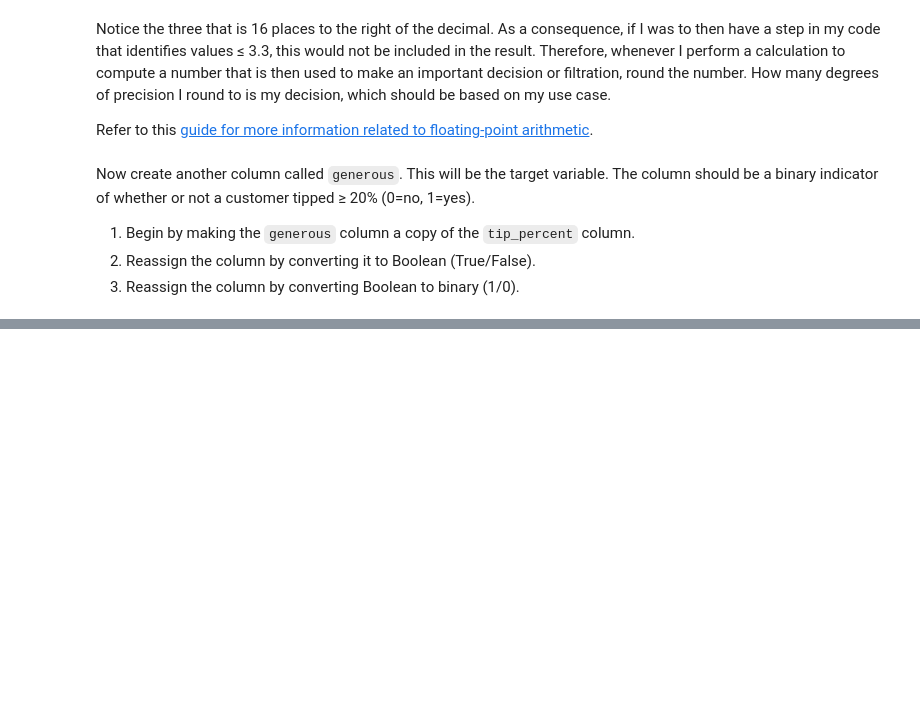
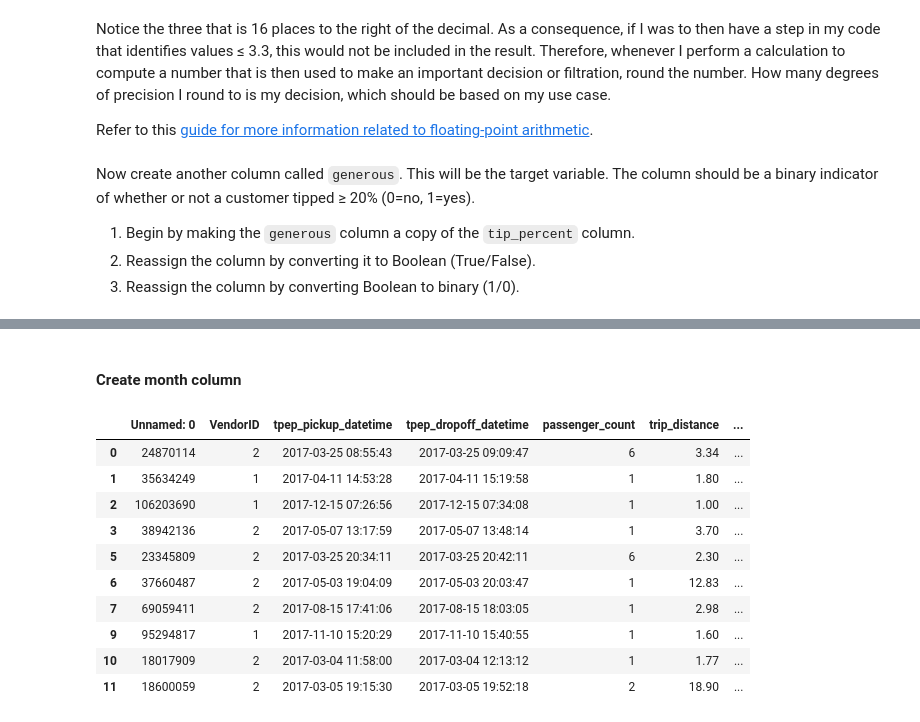
Before and after one commit to JSparktuneGrid/NYC-Taxi-ML-model, a Jupyter notebook: NYC_Taxi_ML_model.ipynb, the cells around one changed output, grey strips where cells are left out. Drawn from its saved outputs; the diff is of its cells as text; code cells hidden in the pictures; blank space fills up the shorter version.

```diff
--- a/NYC_Taxi_ML_model.ipynb
+++ b/NYC_Taxi_ML_model.ipynb
@@ -173,0 +256,37 @@ Now create another column called `generous`. This will be the target variable. T
+# %%
+# Apply 'pm_rush' function to the 'pm_rush' series
+
+df1['pm_rush'] = df1.apply(pm_rush, axis=1)
+# %%
+# Define 'nighttime()' conversion function [20:00–06:00)
+def nighttime(hour):
+    if 20 <= hour['nighttime'] < 24:
+        val = 1
+    elif 0 <= hour['nighttime'] < 6:
+        val = 1
+    else:
+        val = 0
+    return val
+# %%
+# Apply 'nighttime' function to the 'nighttime' series
+
+df1['nighttime'] = df1.apply(nighttime, axis=1)
+# %% [markdown]
+#### Create month column
+# %%
+# Create 'month' col
+df1['month'] = df1['tpep_pickup_datetime'].dt.strftime('%b').str.lower()
+# %%
+df1.head(10)
+# %% [output]
+|  | Unnamed: 0 | VendorID | tpep_pickup_datetime | tpep_dropoff_datetime | passenger_count | trip_distance | ... |
+| 0 | 24870114 | 2 | 2017-03-25 08:55:43 | 2017-03-25 09:09:47 | 6 | 3.34 | ... |
+| 1 | 35634249 | 1 | 2017-04-11 14:53:28 | 2017-04-11 15:19:58 | 1 | 1.80 | ... |
+| 2 | 106203690 | 1 | 2017-12-15 07:26:56 | 2017-12-15 07:34:08 | 1 | 1.00 | ... |
+| 3 | 38942136 | 2 | 2017-05-07 13:17:59 | 2017-05-07 13:48:14 | 1 | 3.70 | ... |
+| 5 | 23345809 | 2 | 2017-03-25 20:34:11 | 2017-03-25 20:42:11 | 6 | 2.30 | ... |
+| 6 | 37660487 | 2 | 2017-05-03 19:04:09 | 2017-05-03 20:03:47 | 1 | 12.83 | ... |
+| 7 | 69059411 | 2 | 2017-08-15 17:41:06 | 2017-08-15 18:03:05 | 1 | 2.98 | ... |
+| 9 | 95294817 | 1 | 2017-11-10 15:20:29 | 2017-11-10 15:40:55 | 1 | 1.60 | ... |
+| 10 | 18017909 | 2 | 2017-03-04 11:58:00 | 2017-03-04 12:13:12 | 1 | 1.77 | ... |
+| 11 | 18600059 | 2 | 2017-03-05 19:15:30 | 2017-03-05 19:52:18 | 2 | 18.90 | ... |
```
Also changed, not shown: parts of 49 cells of this notebook, 3 other files.
